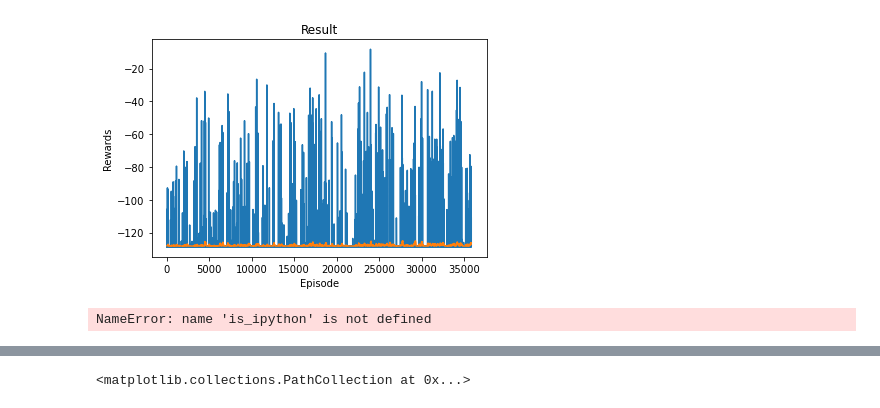
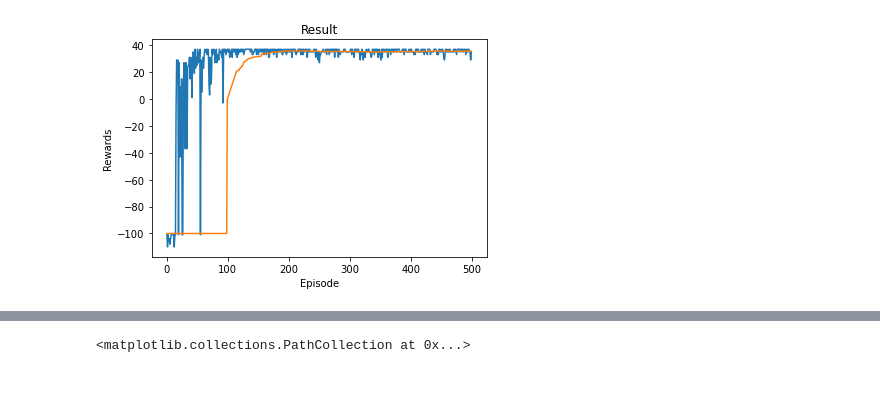
Before and after one commit to KPollux/FedRL_implementation, a Jupyter notebook: check_log_txt.ipynb, the cells around one changed output, grey strips where cells are left out. Drawn from its saved outputs; the diff is of its cells as text; code cells hidden in the pictures.

```diff
--- a/check_log_txt.ipynb
+++ b/check_log_txt.ipynb
@@ -9,7 +9,7 @@ import torch
 import pickle
 import ast
 
-rootpath = r'runs/grid_16_2_2/Thu_Mar_16_05_49_56_2023'
+rootpath = r'runs/grid/03-22_23-12-30'
 # %%
 # 读取 txt 文件并还原为字典
 with open(rootpath+'\history.txt', 'r') as f:
@@ -22,10 +22,18 @@ with open(rootpath+'\history.txt', 'r') as f:
 # print(my_dict)
 # %%
 episode_rewards = ast.literal_eval(my_dict['episode_rewards'])
+# %%
+episode_step = ast.literal_eval(my_dict['episode_rewards'])
+win = ast.literal_eval(my_dict['win'])
+episode_rewards_eval = ast.literal_eval(my_dict['episode_rewards_eval'])
+episode_rewards = ast.literal_eval(my_dict['episode_rewards'])
+episode_step = ast.literal_eval(my_dict['episode_step'])
+test_route = ast.literal_eval(my_dict['test_route'])
+test_total_reward = ast.literal_eval(my_dict['test_total_reward'])
 # %%
-maze_size = 16
+maze_size = 8
 
-def plot_rewards(episode_rewards, show_result=False):
+def plot_rewards(episode_rewards, show_result=True, start_point=0, y_label='Rewards'):
     plt.figure(1)
     rewards_t = torch.tensor(episode_rewards, dtype=torch.float)
     if show_result:
@@ -34,24 +42,23 @@ def plot_rewards(episode_rewards, show_result=False):
         plt.clf()
         plt.title('Training...')
     plt.xlabel('Episode')
-    plt.ylabel('Rewards')
+    plt.ylabel(y_label)
     plt.plot(rewards_t.numpy())
 
     # Take 100 episode averages and plot them too
     if len(rewards_t) >= 100:
         means = rewards_t.unfold(0, 100, 1).mean(1).view(-1)
-        means = torch.cat((torch.zeros(99)-(maze_size*maze_size*0.5), means))
+        means = torch.cat((torch.zeros(99) + start_point, means))
         plt.plot(means.numpy())
 
-    plt.pause(0.001)  # pause a bit so that plots are updated
-    if is_ipython:
-        if not show_result:
-            display.display(plt.gcf())
-            display.clear_output(wait=True)
-        else:
-            display.display(plt.gcf())
+    # plt.pause(0.001)  # pause a bit so that plots are updated
+    # if is_ipython:
+    #     if not show_result:
+    #         display.display(plt.gcf())
+    #         display.clear_output(wait=True)
+    #     else:
+    #         display.display(plt.gcf())
 # %%
-plot_rewards(episode_rewards, True)
+plot_rewards(episode_rewards, True, -100, 'Rewards')
 # %% [output]
-[figure, old version]
+[figure, new version]
-NameError: name 'is_ipython' is not defined
```
Also changed, not shown: parts of 1 cell of this notebook, 1 other file.
